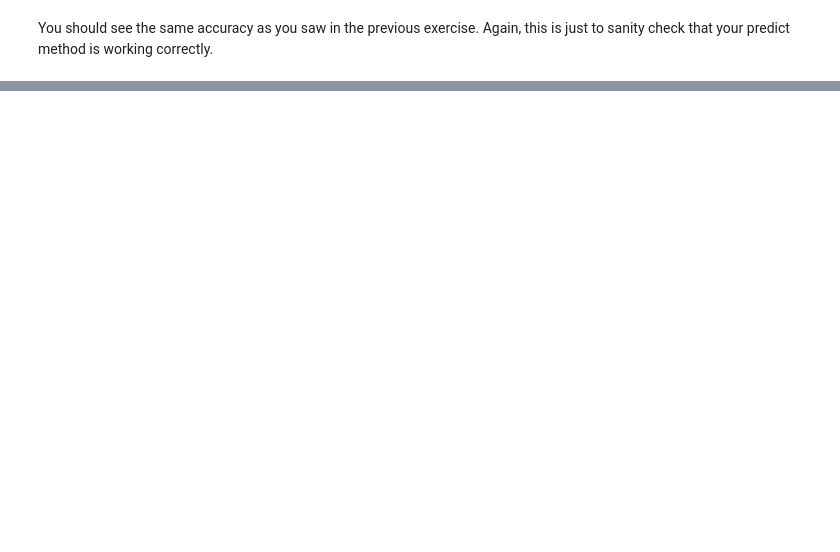
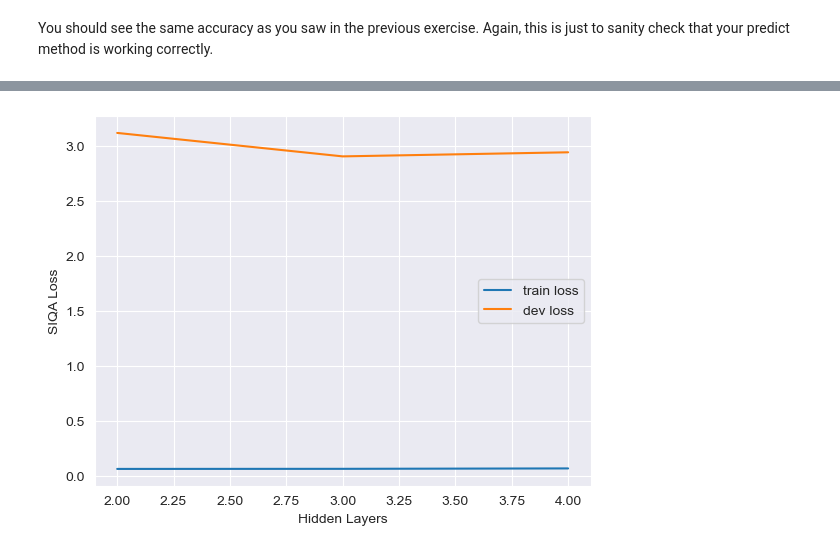
Before and after one commit to rbmuk/Homework, a Jupyter notebook: CSE 447/HW2/Project 2/CSE447a_Project2b.ipynb, the cells around one changed output, grey strips where cells are left out. Drawn from its saved outputs; the diff is of its cells as text; code cells hidden in the pictures; blank space fills up the shorter version.

```diff
--- a/CSE 447/HW2/Project 2/CSE447a_Project2b.ipynb
+++ b/CSE 447/HW2/Project 2/CSE447a_Project2b.ipynb
@@ -788,7 +787,7 @@ def get_f1_score_multiclass(y_pred, y_true, K, epsilon=1e-8):
     # YOUR CODE HERE
     P = get_precision_multiclass(y_pred, y_true, K, epsilon)
     R = get_recall_muticlass(y_pred, y_true, K, epsilon)
-    return 2 * P * R / (P + R)
+    return 2 * P * R / (P + R + epsilon)
 # %% [markdown]
 ### Exercise 2: Training and Evaluating the Feedforward Neural Network (12 pts)
 # %%
@@ -1531,5 +1858,5 @@ def train_siqa(
 ######################################################
 exercise5 = Exercise5Runner(train_siqa, MCQFFNN=MCQFFNN, train_data_embedded=train_data_embedded, train_labels=train_labels, dev_data_embedded=dev_data_embedded, dev_labels=dev_labels)
 mcqffnn, train_losses, dev_metrics = exercise5.evaluate(
-    device="cpu"
+    device="cuda"
 )  # Change device to "cuda" if you have a GPU
@@ -1603,2 +1988,90 @@ excercise6.evaluate(device="cpu", print_q=True)
 # %% [markdown]
 You should see the same accuracy as you saw in the previous exercise. Again, this is just to sanity check that your predict method is working correctly.
+# %%
+# evaluating effects of model width and depth
+def evaluate_siqa_model_with_hidden_units():
+    hs = [64, 128, 256, 512, 1024, 2048]
+    train_losses = []
+    dev_losses = []
+    dev_accs = []
+
+    for h in hs:
+        mcqffnn = MCQFFNN(
+            input_dim=768,
+            hidden_dim=h
+        )
+
+        losses, dev_metrics = train_siqa(
+            mcqffnn,
+            train_data_embedded,
+            train_labels,
+            dev_data_embedded,
+            dev_labels,
+            device=DEVICE
+        )
+        train_losses.append(losses[-1])
+        dev_losses.append(dev_metrics[-1]['loss'])
+        dev_accs.append(dev_metrics[-1]['accuracy'])
+
+    # plot training and dev losses
+    plt.figure()
+    plt.plot(hs, train_losses, label='train loss')
+    plt.plot(hs, dev_losses, label='dev loss')
+    plt.xlabel('Hidden Units')
+    plt.ylabel('SIQA Loss')
+    plt.legend()
+
+    # plot dev accs
+    plt.figure()
+    plt.plot(hs, dev_accs, label='dev accuracy')
+    plt.xlabel('Hidden Units')
+    plt.ylabel('SIQA Accuracy')
+    plt.legend()
+
+    plt.show()
+
+def evaluate_siqa_model_with_changing_depths():
+    depths = [2, 3, 4]
+    train_losses = []
+    dev_losses = []
+    dev_accs = []
+
+    for depth in depths:
+        mcqffnn = MCQFFNN(
+            input_dim=768,
+            hidden_dim=1024,
+            hidden_layers=depth
+        )
+
+        losses, dev_metrics = train_siqa(
+            mcqffnn,
+            train_data_embedded,
+            train_labels,
+            dev_data_embedded,
+            dev_labels,
+            device=DEVICE
+        )
+        train_losses.append(losses[-1])
+        dev_losses.append(dev_metrics[-1]['loss'])
+        dev_accs.append(dev_metrics[-1]['accuracy'])
+
+    # plot training and dev losses
+    plt.figure()
+    plt.plot(depths, train_losses, label='train loss')
+    plt.plot(depths, dev_losses, label='dev loss')
+    plt.xlabel('Hidden Layers')
+    plt.ylabel('SIQA Loss')
+    plt.legend()
+
+    # plot dev accs
+    plt.figure()
+    plt.plot(depths, dev_accs, label='dev accuracy')
+    plt.xlabel('Hidden Layers')
+    plt.ylabel('SIQA Accuracy')
+    plt.legend()
+
+    plt.show()
+
+# evaluate_siqa_model_with_hidden_units()
+evaluate_siqa_model_with_changing_depths()
+# %% [output]
@@ -1604,0 +2095 @@ You should see the same accuracy as you saw in the previous exercise. Again, thi
+[figure, added]
```
Also changed, not shown: parts of 23 cells of this notebook, 58 other files.
